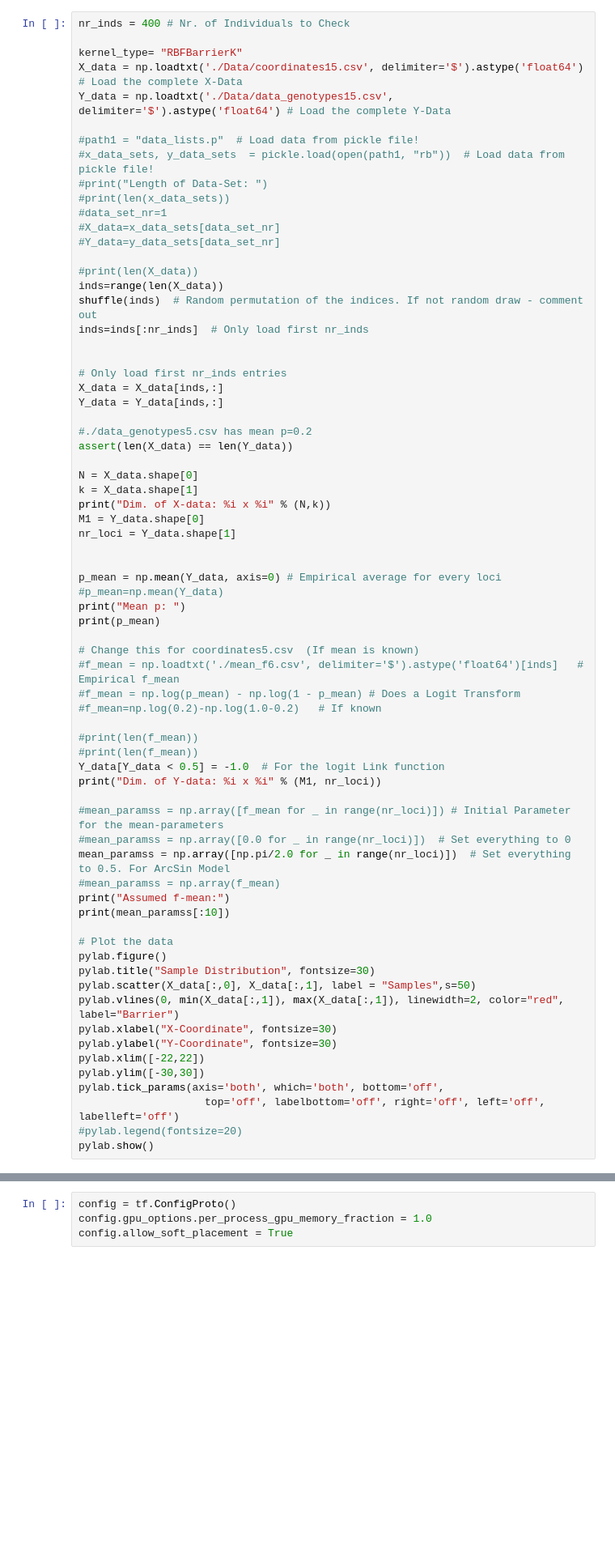
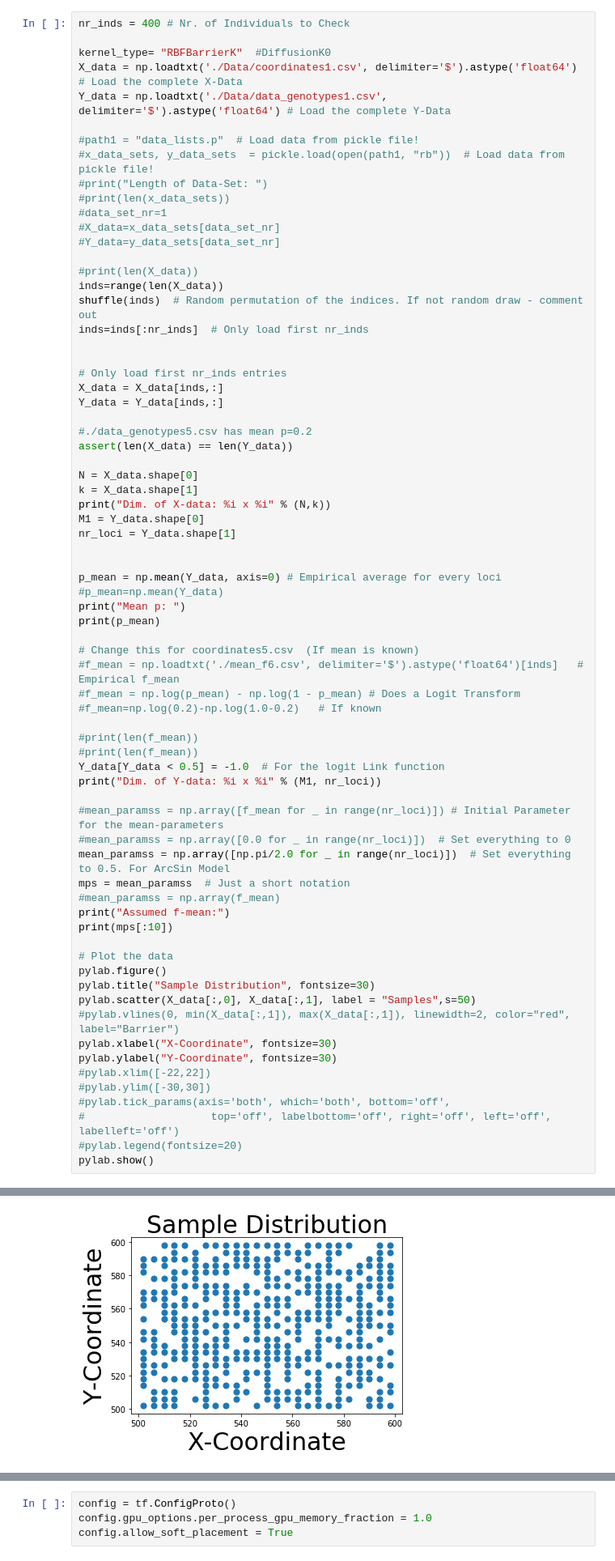
Before and after one commit to hringbauer/BarrierInferPublic, a Jupyter notebook: Laplace.ipynb, the cells around one changed output, grey strips where cells are left out. Shown: that part at 81% size. Drawn from its saved outputs; the diff is of its cells as text; blank space fills up the shorter version.

```diff
--- a/Laplace.ipynb
+++ b/Laplace.ipynb
@@ -15,9 +15,9 @@ import scipy.optimize as opt
 # %%
 nr_inds = 400 # Nr. of Individuals to Check
 
-kernel_type= "RBFBarrierK"
-X_data = np.loadtxt('./Data/coordinates15.csv', delimiter='$').astype('float64') # Load the complete X-Data
-Y_data = np.loadtxt('./Data/data_genotypes15.csv', delimiter='$').astype('float64') # Load the complete Y-Data
+kernel_type= "RBFBarrierK"  #DiffusionK0
+X_data = np.loadtxt('./Data/coordinates1.csv', delimiter='$').astype('float64') # Load the complete X-Data
+Y_data = np.loadtxt('./Data/data_genotypes1.csv', delimiter='$').astype('float64') # Load the complete Y-Data
 
 #path1 = "data_lists.p"  # Load data from pickle file!
 #x_data_sets, y_data_sets  = pickle.load(open(path1, "rb"))  # Load data from pickle file!
@@ -65,21 +65,22 @@ print("Dim. of Y-data: %i x %i" % (M1, nr_loci))
 #mean_paramss = np.array([f_mean for _ in range(nr_loci)]) # Initial Parameter for the mean-parameters
 #mean_paramss = np.array([0.0 for _ in range(nr_loci)])  # Set everything to 0
 mean_paramss = np.array([np.pi/2.0 for _ in range(nr_loci)])  # Set everything to 0.5. For ArcSin Model
+mps = mean_paramss  # Just a short notation
 #mean_paramss = np.array(f_mean)
 print("Assumed f-mean:")
-print(mean_paramss[:10])
+print(mps[:10])
 
 # Plot the data
 pylab.figure()
 pylab.title("Sample Distribution", fontsize=30)
 pylab.scatter(X_data[:,0], X_data[:,1], label = "Samples",s=50)
-pylab.vlines(0, min(X_data[:,1]), max(X_data[:,1]), linewidth=2, color="red", label="Barrier")
+#pylab.vlines(0, min(X_data[:,1]), max(X_data[:,1]), linewidth=2, color="red", label="Barrier")
 pylab.xlabel("X-Coordinate", fontsize=30)
 pylab.ylabel("Y-Coordinate", fontsize=30)
-pylab.xlim([-22,22])
-pylab.ylim([-30,30])
-pylab.tick_params(axis='both', which='both', bottom='off',
-                    top='off', labelbottom='off', right='off', left='off', labelleft='off')
+#pylab.xlim([-22,22])
+#pylab.ylim([-30,30])
+#pylab.tick_params(axis='both', which='both', bottom='off',
+#                    top='off', labelbottom='off', right='off', left='off', labelleft='off')
 #pylab.legend(fontsize=20)
 pylab.show()
 # %% [output]
@@ -106,3 +105,4 @@ Assumed f-mean:
+[figure, added]
 # %%
 ###### The Full Kernel:
 # Not used in actual code anymore
```
Also changed, not shown: parts of 13 cells of this notebook, 9 other files.
